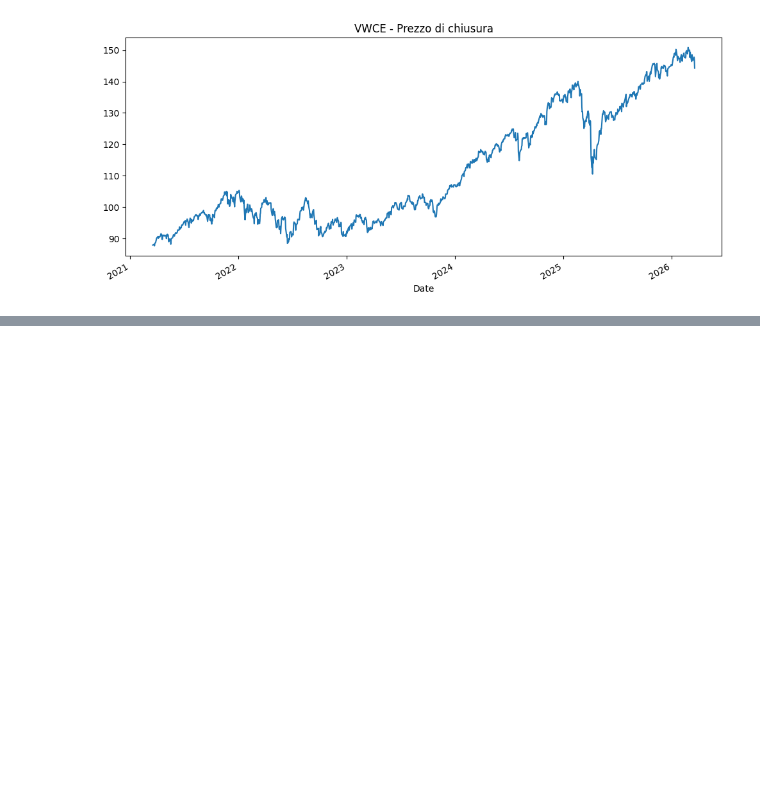
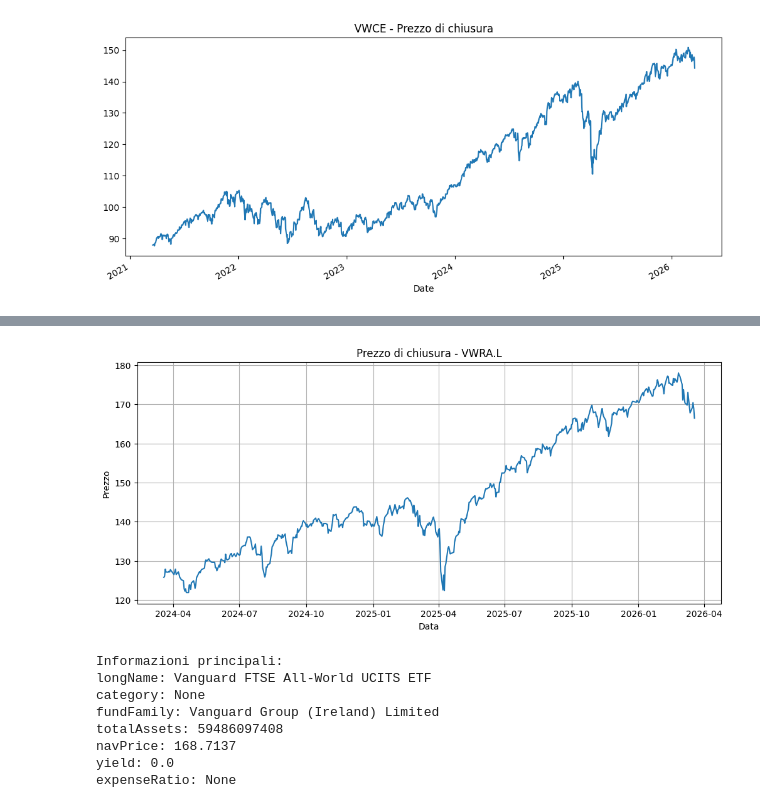
Before and after one commit to ginogiov/hello-world, a Jupyter notebook: Copia_di_Prova_di_Colab_1.ipynb, the cells around one changed output, grey strips where cells are left out. Drawn from its saved outputs; the diff is of its cells as text; code cells hidden in the pictures; blank space fills up the shorter version.

```diff
--- a/Copia_di_Prova_di_Colab_1.ipynb
+++ b/Copia_di_Prova_di_Colab_1.ipynb
@@ -138,3 +138,46 @@ data['Close'].plot(figsize=(12,5), title="VWCE - Prezzo di chiusura")
 # %% [output]
 <Axes: title={'center': 'VWCE - Prezzo di chiusura'}, xlabel='Date'>
 [figure]
+# %%
+# Installiamo le librerie necessarie
+!pip install yfinance yahooquery matplotlib
+
+from yahooquery import search
+import yfinance as yf
+import matplotlib.pyplot as plt
+
+# 1. Inserisci qui il tuo ISIN
+isin = "IE00BK5BQT80"
+
+# 2. Cerchiamo il ticker Yahoo Finance
+result = search(isin)
+
+# Estraiamo il primo ticker trovato
+try:
+    ticker = result["quotes"][0]["symbol"]
+    print("Ticker trovato:", ticker)
+except:
+    raise ValueError("Impossibile trovare un ticker per questo ISIN")
+
+# 3. Scarichiamo i dati con yfinance
+etf = yf.Ticker(ticker)
+data = etf.history(period="2y")
+
+print("\nPrime righe dei dati:")
+print(data.head())
+
+# 4. Grafico del prezzo di chiusura
+plt.figure(figsize=(12,5))
+plt.plot(data["Close"])
+plt.title(f"Prezzo di chiusura - {ticker}")
+plt.xlabel("Data")
+plt.ylabel("Prezzo")
+plt.grid(True)
+plt.show()
+
+# 5. Informazioni aggiuntive
+print("\nInformazioni principali:")
+info_keys = ["longName", "category", "fundFamily", "totalAssets", "navPrice", "yield", "expenseRatio"]
+for key in info_keys:
+    print(f"{key}: {etf.info.get(key)}")
+# %% [output]
@@ -140,0 +201,9 @@ data['Close'].plot(figsize=(12,5), title="VWCE - Prezzo di chiusura")
+[figure, added]
+Informazioni principali:
+longName: Vanguard FTSE All-World UCITS ETF
+category: None
+fundFamily: Vanguard Group (Ireland) Limited
+totalAssets: 59486097408
+navPrice: 168.7137
+yield: 0.0
+expenseRatio: None
```
Also changed, not shown: parts of 1 cell of this notebook.
